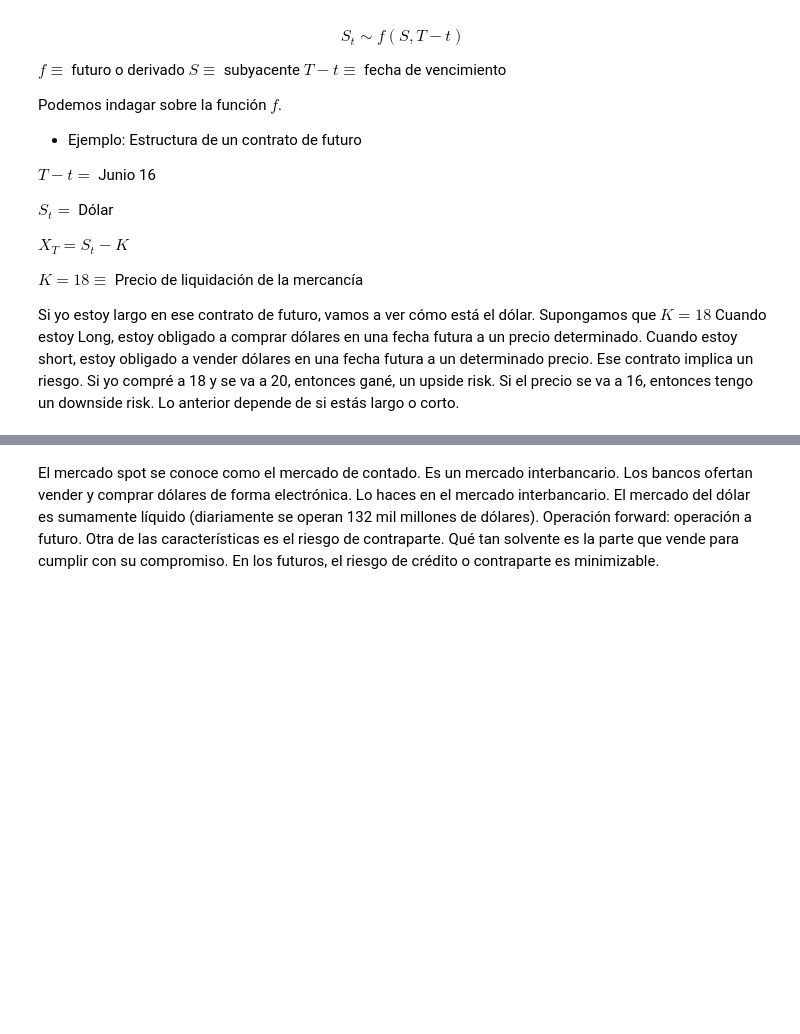
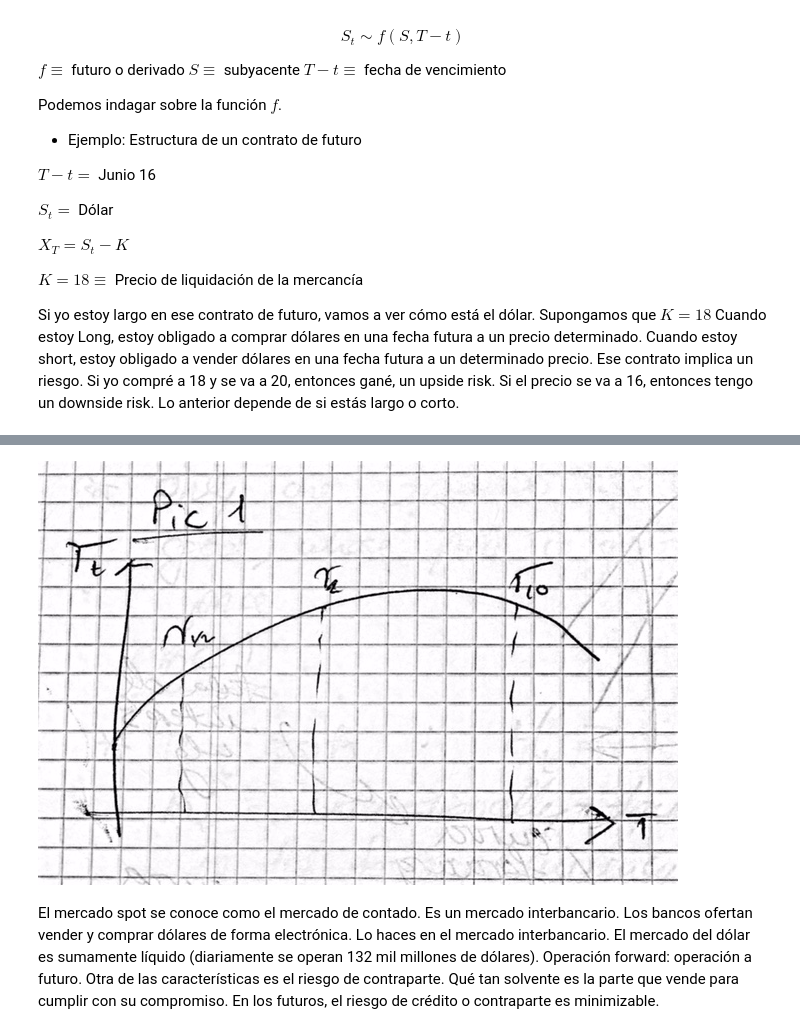
Before and after one commit to german1122/Derivados-y-Opciones, a Jupyter notebook: clase 1.ipynb, the cells around one changed output, grey strips where cells are left out. Saved outputs shown, nothing was run; the diff lists cells and outputs as text; code cells hidden in the pictures; blank space fills up the shorter version.

```diff
--- a/clase 1.ipynb
+++ b/clase 1.ipynb
@@ -25,2 +23,7 @@ Si yo estoy largo en ese contrato de futuro, vamos a ver cómo está el dólar.
+# %%
+from IPython.display import Image
+Image(filename='pic1.jpg')
+# %% [output]
+[figure, added]
 # %% [markdown]
 El mercado spot se conoce como el mercado de contado. Es un mercado interbancario. Los bancos ofertan vender y comprar dólares de forma electrónica. Lo haces en el mercado interbancario. El mercado del dólar es sumamente líquido (diariamente se operan 132 mil millones de dólares). Operación forward: operación a futuro. Otra de las características es el riesgo de contraparte. Qué tan solvente es la parte que vende para cumplir con su compromiso. En los futuros, el riesgo de crédito o contraparte es minimizable.
```
Also changed, not shown: parts of 3 cells of this notebook.
